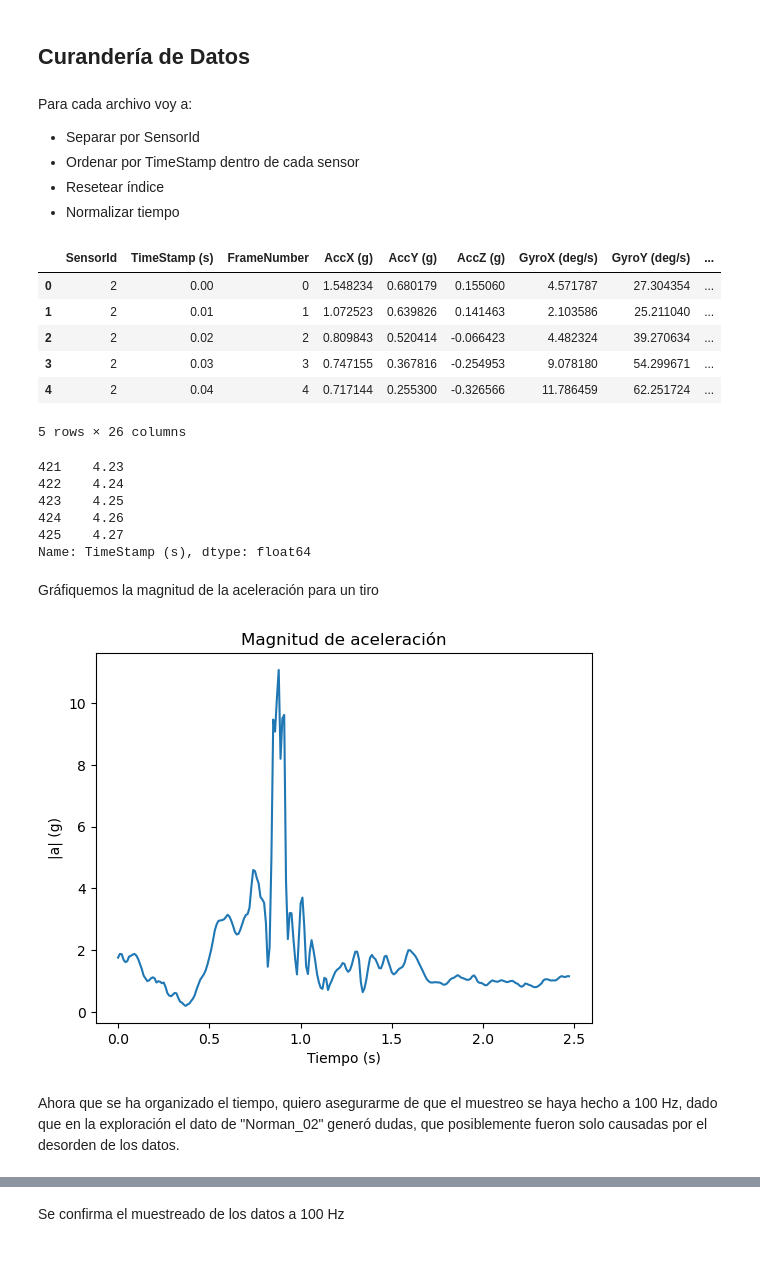
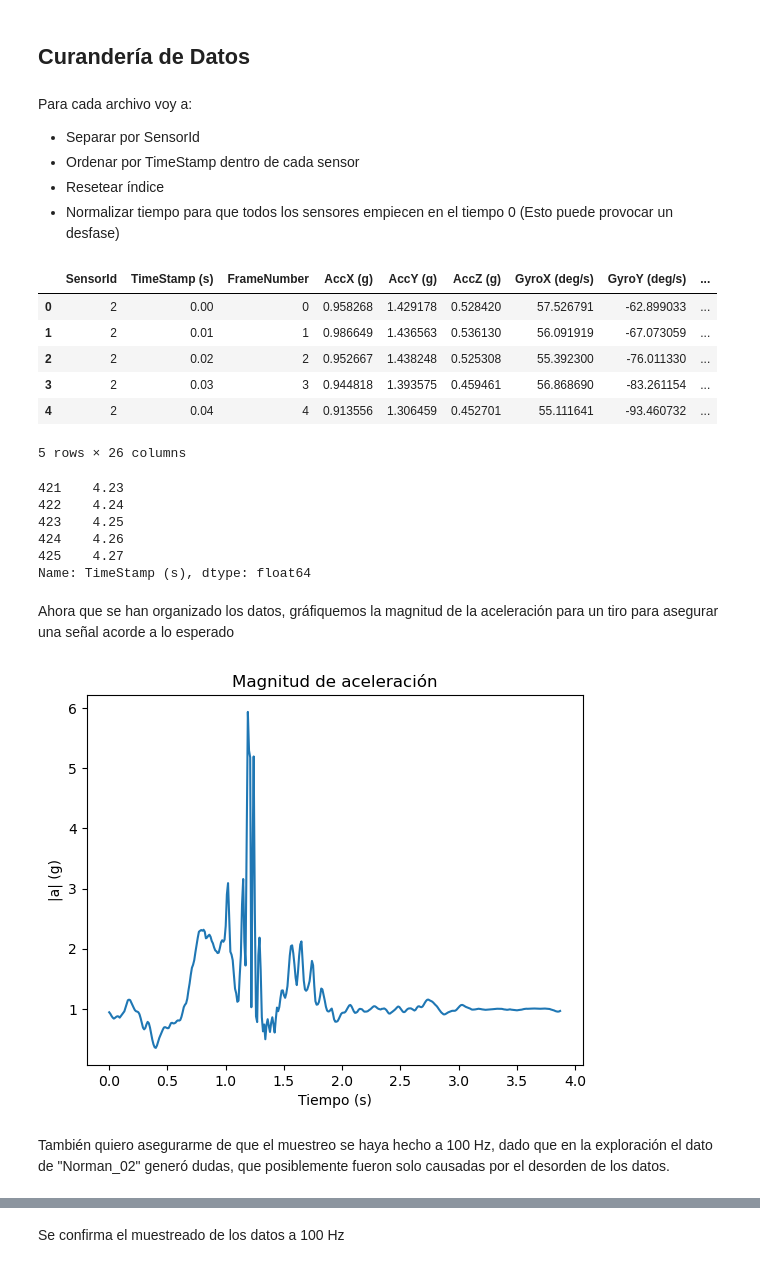
Before and after one commit to DidiDigits/Course_CDSI_2026, a Jupyter notebook: practicas/PR3_Inercial/PR3_Inercial.ipynb, the cells around one changed output, grey strips where cells are left out. Saved outputs shown, nothing was run; the diff lists cells and outputs as text; code cells hidden in the pictures.

```diff
--- a/practicas/PR3_Inercial/PR3_Inercial.ipynb
+++ b/practicas/PR3_Inercial/PR3_Inercial.ipynb
@@ -312,7 +304,7 @@ Para cada archivo voy a:
 - Separar por SensorId
 - Ordenar por TimeStamp dentro de cada sensor
 - Resetear índice
-- Normalizar tiempo
+- Normalizar tiempo para que todos los sensores empiecen en el tiempo 0 (Esto puede provocar un desfase)
 # %%
 def separar_y_ordenar_sensor(df_dict):
     data_procesada = {}
@@ -339,13 +331,14 @@ def separar_y_ordenar_sensor(df_dict):
 train_separado = separar_y_ordenar_sensor(df_trial)
 test_separado = separar_y_ordenar_sensor(df_test)
 # %%
-train_separado["Mariel_01.csv"][2].head()
+#Examinar resultado
+train_separado["Mariel_02.csv"][2].head()
 # %% [output]
 |  | SensorId | TimeStamp (s) | FrameNumber | AccX (g) | AccY (g) | AccZ (g) | GyroX (deg/s) | GyroY (deg/s) | ... |
-| 0 | 2 | 0.00 | 0 | 1.548234 | 0.680179 | 0.155060 | 4.571787 | 27.304354 | ... |
-| 1 | 2 | 0.01 | 1 | 1.072523 | 0.639826 | 0.141463 | 2.103586 | 25.211040 | ... |
-| 2 | 2 | 0.02 | 2 | 0.809843 | 0.520414 | -0.066423 | 4.482324 | 39.270634 | ... |
-| 3 | 2 | 0.03 | 3 | 0.747155 | 0.367816 | -0.254953 | 9.078180 | 54.299671 | ... |
-| 4 | 2 | 0.04 | 4 | 0.717144 | 0.255300 | -0.326566 | 11.786459 | 62.251724 | ... |
+| 0 | 2 | 0.00 | 0 | 0.958268 | 1.429178 | 0.528420 | 57.526791 | -62.899033 | ... |
+| 1 | 2 | 0.01 | 1 | 0.986649 | 1.436563 | 0.536130 | 56.091919 | -67.073059 | ... |
+| 2 | 2 | 0.02 | 2 | 0.952667 | 1.438248 | 0.525308 | 55.392300 | -76.011330 | ... |
+| 3 | 2 | 0.03 | 3 | 0.944818 | 1.393575 | 0.459461 | 56.868690 | -83.261154 | ... |
+| 4 | 2 | 0.04 | 4 | 0.913556 | 1.306459 | 0.452701 | 55.111641 | -93.460732 | ... |
 5 rows × 26 columns
 # %%
@@ -362,25 +356,25 @@ train_separado[archivo][sensor]["TimeStamp (s)"].tail()
 425    4.27
 Name: TimeStamp (s), dtype: float64
 # %% [markdown]
-Gráfiquemos la magnitud de la aceleración para un tiro
+Ahora que se han organizado los datos, gráfiquemos la magnitud de la aceleración para un tiro para asegurar una señal acorde a lo esperado
 # %%
-df_s = train_separado["Mariel_03.csv"][2]
+df_s = train_separado["Mariel_02.csv"][4]
 
 acc_mag = np.sqrt(
     df_s["AccX (g)"]**2 +
     df_s["AccY (g)"]**2 +
     df_s["AccZ (g)"]**2
 )
 
 plt.plot(df_s["TimeStamp (s)"], acc_mag)
 plt.title("Magnitud de aceleración")
 plt.xlabel("Tiempo (s)")
 plt.ylabel("|a| (g)")
 plt.show()
 # %% [output]
-[figure, old version]
+[figure, new version]
 # %% [markdown]
-Ahora que se ha organizado el tiempo, quiero asegurarme de que el muestreo se haya hecho a 100 Hz, dado que en la exploración el dato de "Norman_02" generó dudas, que posiblemente fueron solo causadas por el desorden de los datos.
+También quiero asegurarme de que el muestreo se haya hecho a 100 Hz, dado que en la exploración el dato de "Norman_02" generó dudas, que posiblemente fueron solo causadas por el desorden de los datos.
 # %%
 len(df_s)
 print("Duración:", df_s["TimeStamp (s)"].iloc[-1])
```
Also changed, not shown: parts of 100 cells of this notebook, 5 other files.
